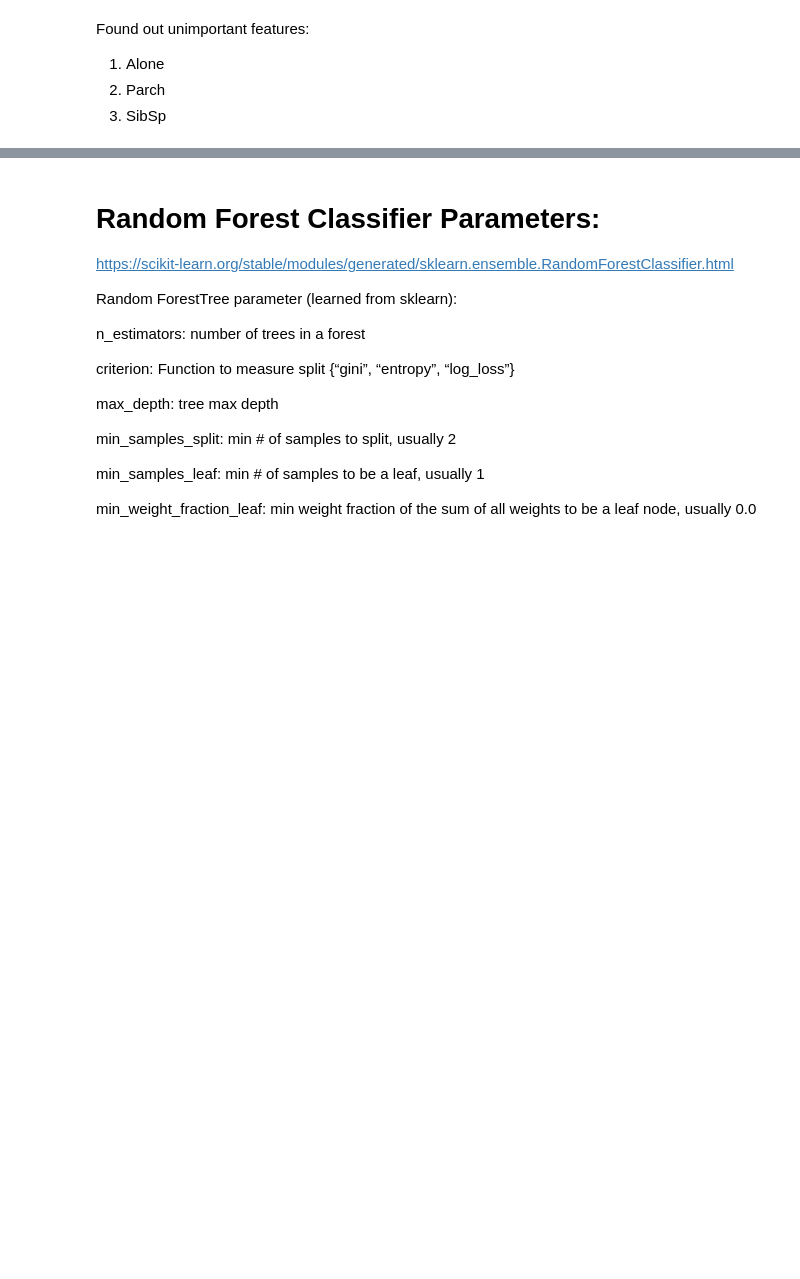
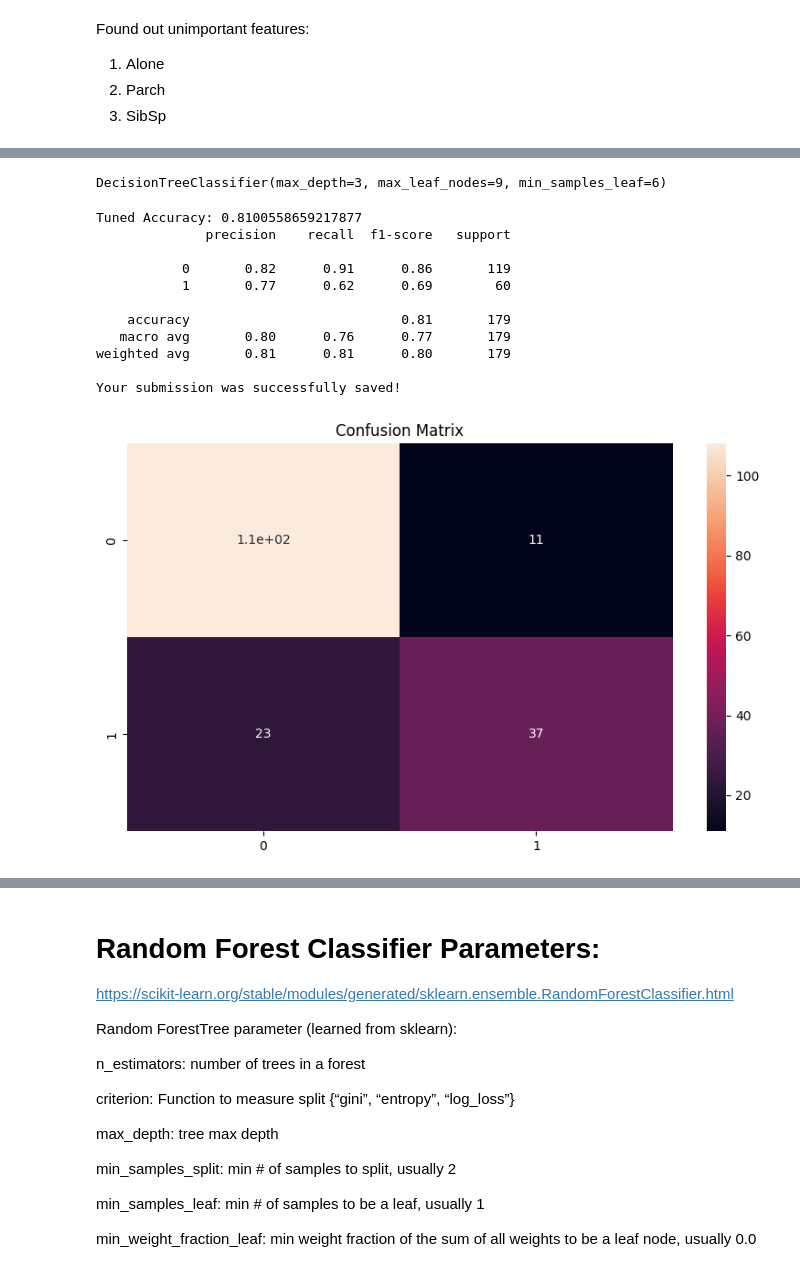
Before and after one commit to Alex-Mak-MCW/Titanic-Survival-Precictions-Project, a Jupyter notebook: PythonTitanicProject.ipynb, the cells around one changed output, grey strips where cells are left out. Saved outputs shown, nothing was run; the diff lists cells and outputs as text; code cells hidden in the pictures; blank space fills up the shorter version.

```diff
--- a/PythonTitanicProject.ipynb
+++ b/PythonTitanicProject.ipynb
@@ -606,0 +637,80 @@ Your submission was successfully saved!
+# %%
+# 6.b.3 Modelling - Hyperparamater Tuning and model optimization
+
+from sklearn.model_selection import GridSearchCV,RandomizedSearchCV
+
+# Removing less important features (determined above)
+new_train = scaled_train.drop(['Alone','Parch','Embarked', 'SibSp'], axis=1)
+new_test = scaled_test.drop(['Alone','Parch','Embarked', 'SibSp'], axis=1)
+
+# 80-20 split
+X_train, X_test, y_train, y_test = train_test_split(new_train, y, test_size=0.2)
+
+# fit the classifier for tuning hyperparameter
+tree_clf = DecisionTreeClassifier()
+
+# Grid search CV (cross validation) to find the best hyperparameters for tuning
+tree_param_grid = {
+    'max_features': ['sqrt', 'log2', None],
+    'max_depth': [3, 6, 9],
+    'max_leaf_nodes': [3, 6, 9],
+    'criterion': ['gini', 'entropy', 'log_loss'],
+    'splitter': ['best', 'random'],
+    'min_samples_split' : [2, 3, 6, 9],
+    'min_samples_leaf' : [1, 3, 6, 9],
+}
+
+# Perform Hyperparameter Tuning
+tree_grid_search = GridSearchCV(DecisionTreeClassifier(), param_grid=tree_param_grid)
+tree_grid_search.fit(X_train, y_train)
+print(tree_grid_search.best_estimator_)
+
+# Fit the tuned model
+tuned_tree_clf=tree_grid_search.best_estimator_
+tuned_tree_clf.fit(X_train, y_train)
+
+# Tuned model make predictions on test
+y_pred = tuned_tree_clf.predict(X_test)
+# %% [output]
+DecisionTreeClassifier(max_depth=3, max_leaf_nodes=9, min_samples_leaf=6)
+# %%
+# 6.b.4 Modelling - Result Presentation
+
+# Accuracy Score, can go as high as 85%
+print("Tuned Accuracy: {}".format(metrics.accuracy_score(y_test, y_pred))) # 75~77%
+
+# Classification report
+print(classification_report(y_test,y_pred))
+
+# Confusion matrix (TP, FP, TN, NN)
+conf_matrix=confusion_matrix(y_test, y_pred)
+
+# Seaborn heatmap
+plt.figure(figsize=(8,5))
+sns.heatmap(conf_matrix, annot=True)
+plt.title('Confusion Matrix')
+plt.tight_layout()
+
+# make predictions on testing data again
+prediction = tuned_tree_clf.predict(new_test)
+# Make a new column to store the predictions
+test_data['Survival_Predictions'] = pd.Series(prediction)
+
+# Submit Output in Kaggle
+output = pd.DataFrame({'PassengerId': test_data.PassengerId, 'Survived': prediction})
+# Assign output to a csv file
+output.to_csv('submission.csv', index=False)
+print("Your submission was successfully saved!")
+# %% [output]
+Tuned Accuracy: 0.8100558659217877
+              precision    recall  f1-score   support
+
+           0       0.82      0.91      0.86       119
+           1       0.77      0.62      0.69        60
+
+    accuracy                           0.81       179
+   macro avg       0.80      0.76      0.77       179
+weighted avg       0.81      0.81      0.80       179
+
+Your submission was successfully saved!
+[figure, added]
```
Also changed, not shown: parts of 19 cells of this notebook, 1 other file.
